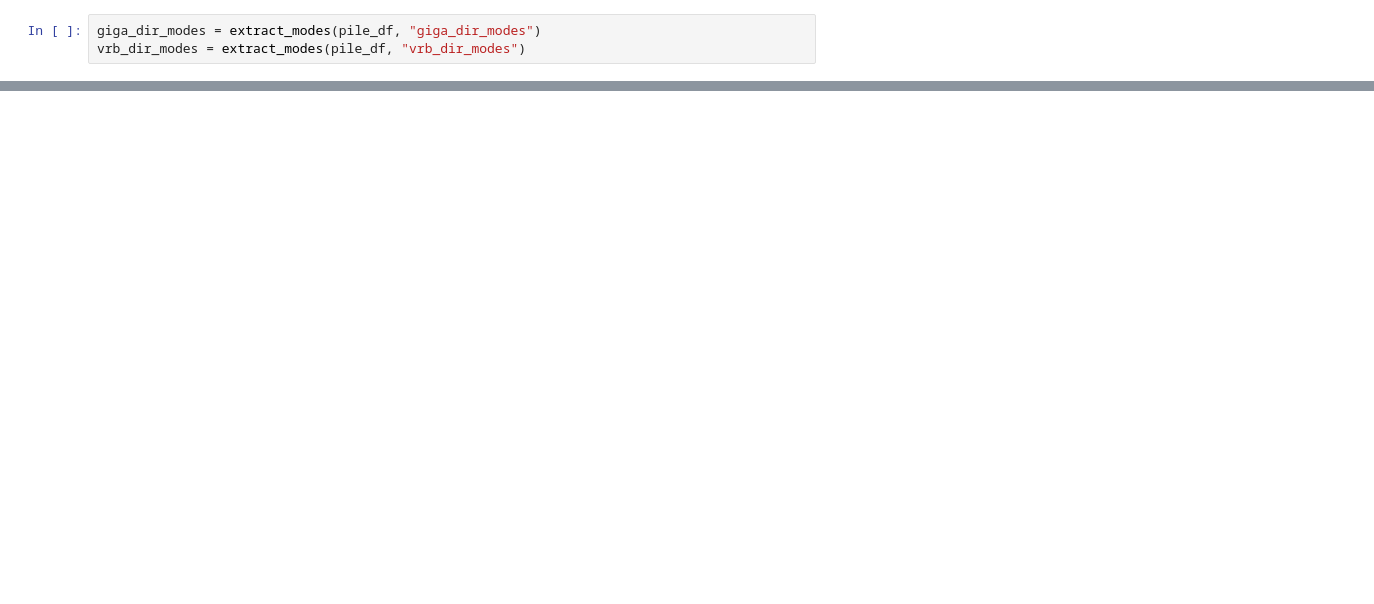
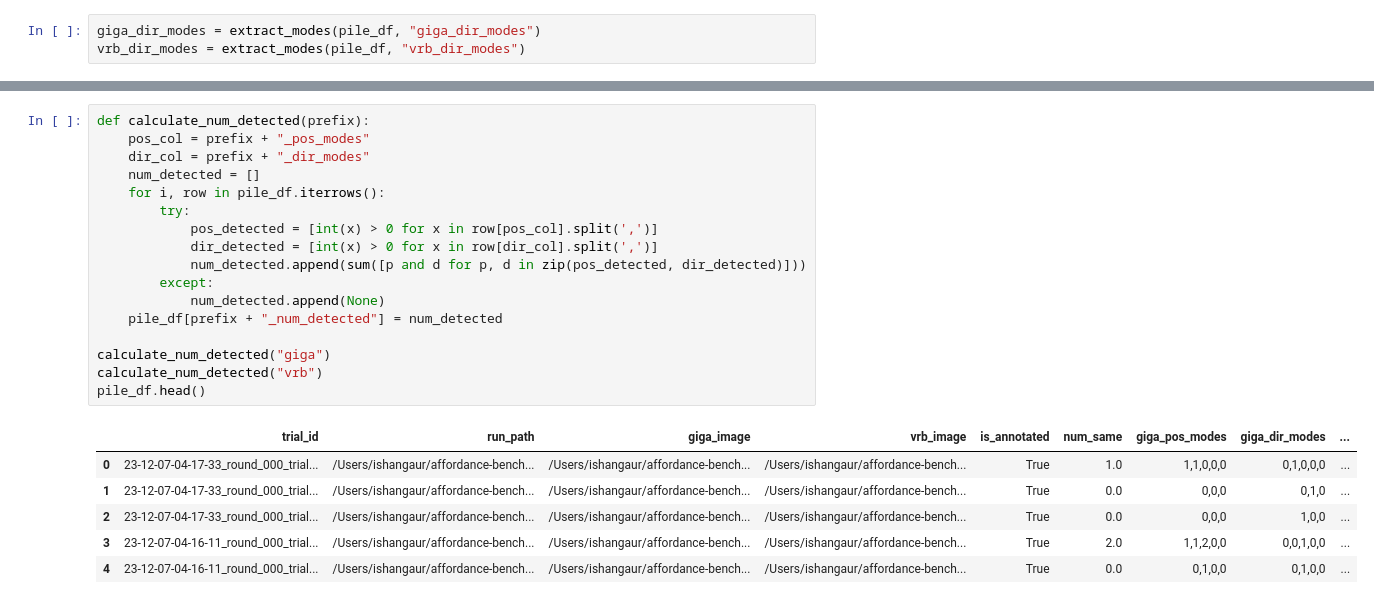
Before and after one commit to ishan-gaur/affordance-bench, a Jupyter notebook: experiment_analysis.ipynb, the cells around one changed output, grey strips where cells are left out. Saved outputs shown, nothing was run; the diff lists cells and outputs as text; blank space fills up the shorter version.

```diff
--- a/experiment_analysis.ipynb
+++ b/experiment_analysis.ipynb
@@ -102,0 +105,24 @@ plot_heatmap(pile_df, vrb_pos_modes, vrb_dir_modes, 'vrb_pos_modes', 'vrb_dir_mo
+# %%
+def calculate_num_detected(prefix):
+    pos_col = prefix + "_pos_modes"
+    dir_col = prefix + "_dir_modes"
+    num_detected = []
+    for i, row in pile_df.iterrows():
+        try:
+            pos_detected = [int(x) > 0 for x in row[pos_col].split(',')]
+            dir_detected = [int(x) > 0 for x in row[dir_col].split(',')]
+            num_detected.append(sum([p and d for p, d in zip(pos_detected, dir_detected)]))
+        except:
+            num_detected.append(None)
+    pile_df[prefix + "_num_detected"] = num_detected
+
+calculate_num_detected("giga")
+calculate_num_detected("vrb")
+pile_df.head()
+# %% [output]
+|  | trial_id | run_path | giga_image | vrb_image | is_annotated | num_same | giga_pos_modes | giga_dir_modes | ... |
+| 0 | 23-12-07-04-17-33_round_000_trial... | /Users/ishangaur/affordance-bench... | /Users/ishangaur/affordance-bench... | /Users/ishangaur/affordance-bench... | True | 1.0 | 1,1,0,0,0 | 0,1,0,0,0 | ... |
+| 1 | 23-12-07-04-17-33_round_000_trial... | /Users/ishangaur/affordance-bench... | /Users/ishangaur/affordance-bench... | /Users/ishangaur/affordance-bench... | True | 0.0 | 0,0,0 | 0,1,0 | ... |
+| 2 | 23-12-07-04-17-33_round_000_trial... | /Users/ishangaur/affordance-bench... | /Users/ishangaur/affordance-bench... | /Users/ishangaur/affordance-bench... | True | 0.0 | 0,0,0 | 1,0,0 | ... |
+| 3 | 23-12-07-04-16-11_round_000_trial... | /Users/ishangaur/affordance-bench... | /Users/ishangaur/affordance-bench... | /Users/ishangaur/affordance-bench... | True | 2.0 | 1,1,2,0,0 | 0,0,1,0,0 | ... |
+| 4 | 23-12-07-04-16-11_round_000_trial... | /Users/ishangaur/affordance-bench... | /Users/ishangaur/affordance-bench... | /Users/ishangaur/affordance-bench... | True | 0.0 | 0,1,0,0 | 0,1,0,0 | ... |
```
Also changed, not shown: parts of 5 cells of this notebook.
